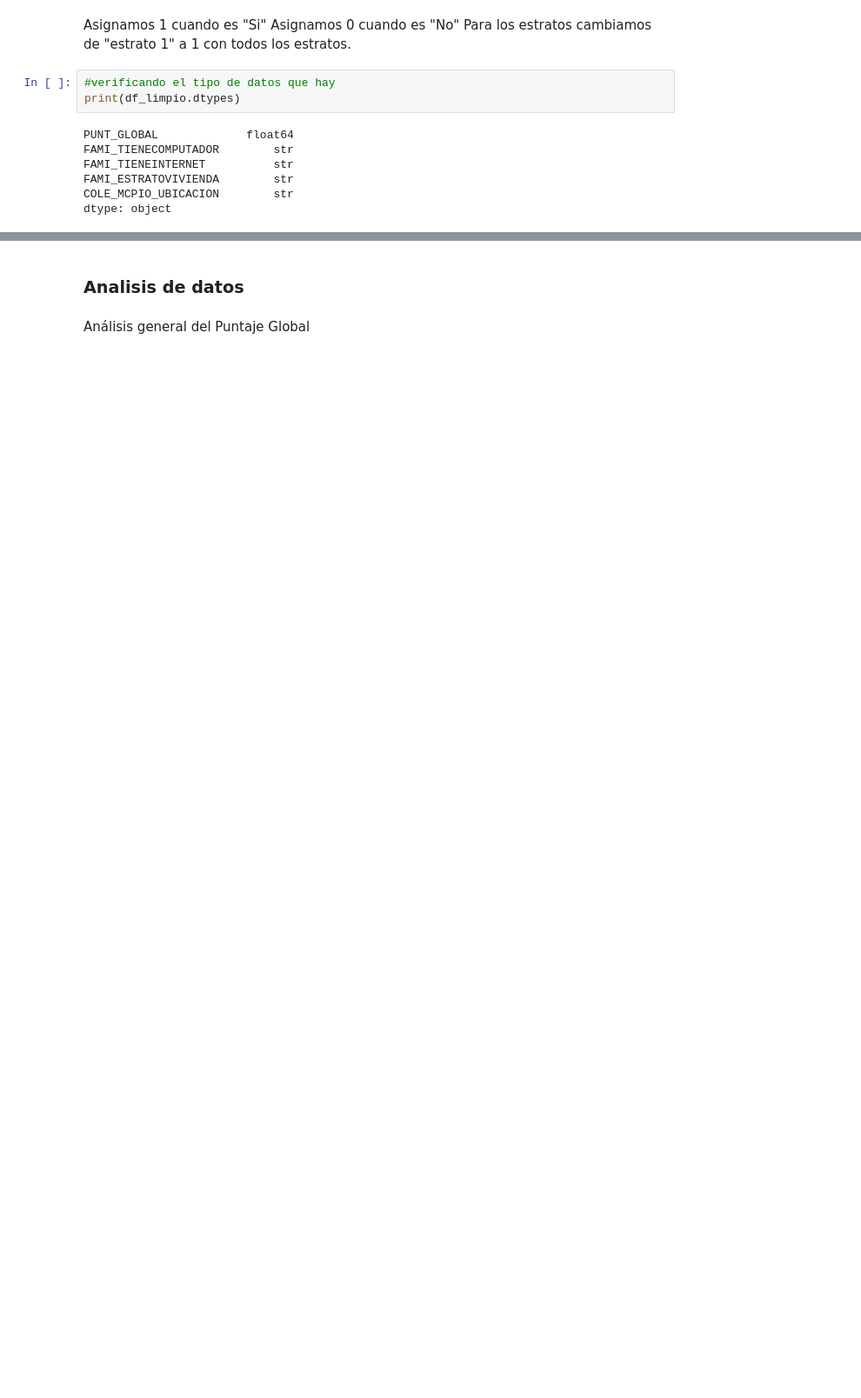
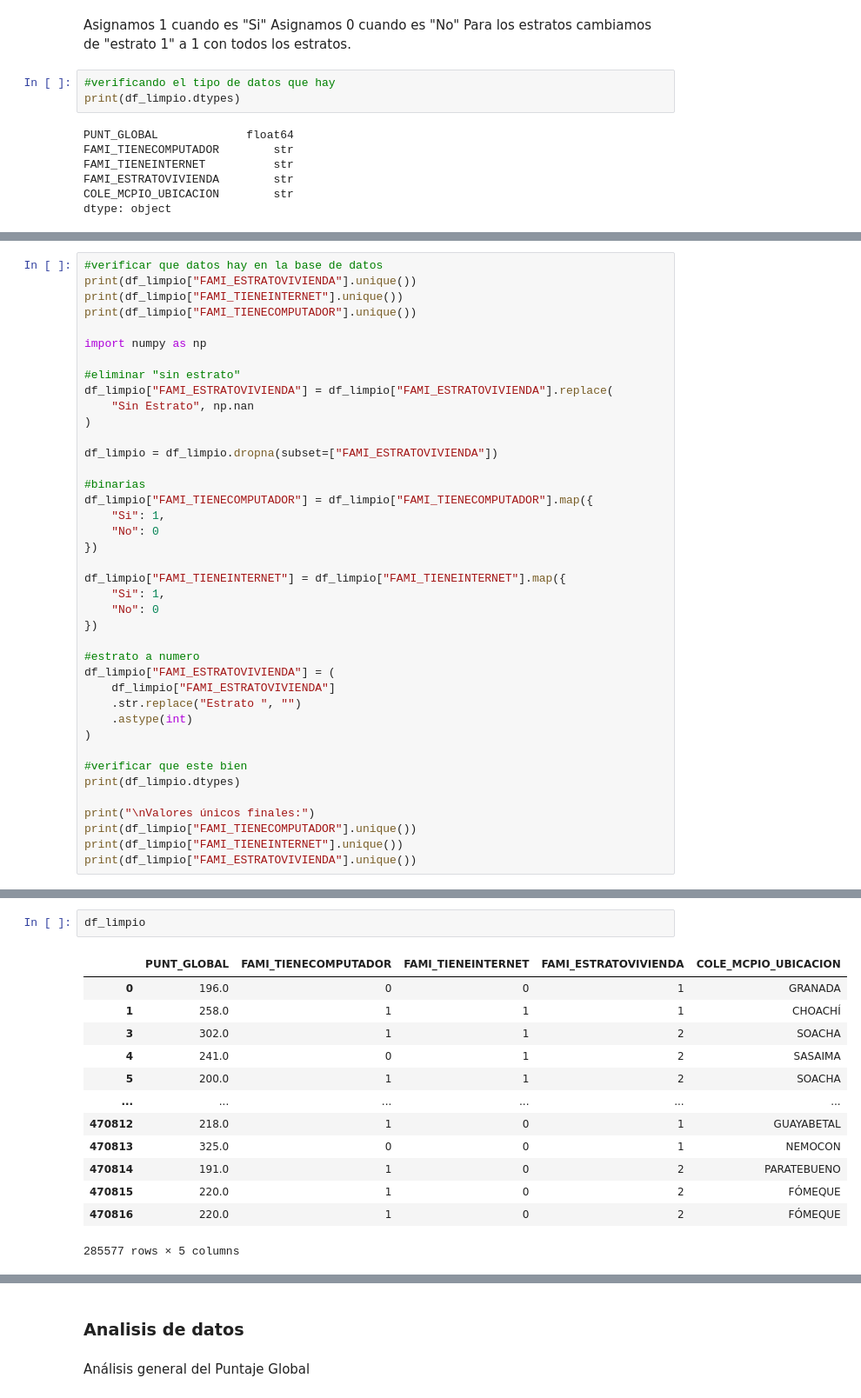
Before and after one commit to isabellagomez2003-sys/Proyecto-1, a Jupyter notebook: pregunta2(Dani).ipynb, the cells around one changed output, grey strips where cells are left out. Shown at 87% size. Drawn from its saved outputs; the diff is of its cells as text; blank space fills up the shorter version.

```diff
--- a/pregunta2(Dani).ipynb
+++ b/pregunta2(Dani).ipynb
@@ -349,0 +161,40 @@ tendremos que trabajar por dataframes para cada medida que queremos trabajar. Se
+# %%
+#verificar que datos hay en la base de datos
+print(df_limpio["FAMI_ESTRATOVIVIENDA"].unique())
+print(df_limpio["FAMI_TIENEINTERNET"].unique())
+print(df_limpio["FAMI_TIENECOMPUTADOR"].unique())
+
+import numpy as np
+
+#eliminar "sin estrato"
+df_limpio["FAMI_ESTRATOVIVIENDA"] = df_limpio["FAMI_ESTRATOVIVIENDA"].replace(
+    "Sin Estrato", np.nan
+)
+
+df_limpio = df_limpio.dropna(subset=["FAMI_ESTRATOVIVIENDA"])
+
+#binarias
+df_limpio["FAMI_TIENECOMPUTADOR"] = df_limpio["FAMI_TIENECOMPUTADOR"].map({
+    "Si": 1,
+    "No": 0
+})
+
+df_limpio["FAMI_TIENEINTERNET"] = df_limpio["FAMI_TIENEINTERNET"].map({
+    "Si": 1,
+    "No": 0
+})
+
+#estrato a numero
+df_limpio["FAMI_ESTRATOVIVIENDA"] = (
+    df_limpio["FAMI_ESTRATOVIVIENDA"]
+    .str.replace("Estrato ", "")
+    .astype(int)
+)
+
+#verificar que este bien
+print(df_limpio.dtypes)
+
+print("\nValores únicos finales:")
+print(df_limpio["FAMI_TIENECOMPUTADOR"].unique())
+print(df_limpio["FAMI_TIENEINTERNET"].unique())
+print(df_limpio["FAMI_ESTRATOVIVIENDA"].unique())
@@ -349,0 +219,16 @@ tendremos que trabajar por dataframes para cada medida que queremos trabajar. Se
+# %%
+df_limpio
+# %% [output]
+|  | PUNT_GLOBAL | FAMI_TIENECOMPUTADOR | FAMI_TIENEINTERNET | FAMI_ESTRATOVIVIENDA | COLE_MCPIO_UBICACION |
+| 0 | 196.0 | 0 | 0 | 1 | GRANADA |
+| 1 | 258.0 | 1 | 1 | 1 | CHOACHÍ |
+| 3 | 302.0 | 1 | 1 | 2 | SOACHA |
+| 4 | 241.0 | 0 | 1 | 2 | SASAIMA |
+| 5 | 200.0 | 1 | 1 | 2 | SOACHA |
+| ... | ... | ... | ... | ... | ... |
+| 470812 | 218.0 | 1 | 0 | 1 | GUAYABETAL |
+| 470813 | 325.0 | 0 | 0 | 1 | NEMOCON |
+| 470814 | 191.0 | 1 | 0 | 2 | PARATEBUENO |
+| 470815 | 220.0 | 1 | 0 | 2 | FÓMEQUE |
+| 470816 | 220.0 | 1 | 0 | 2 | FÓMEQUE |
+285577 rows × 5 columns
```
Also changed, not shown: parts of 38 cells of this notebook, 1 other file.
